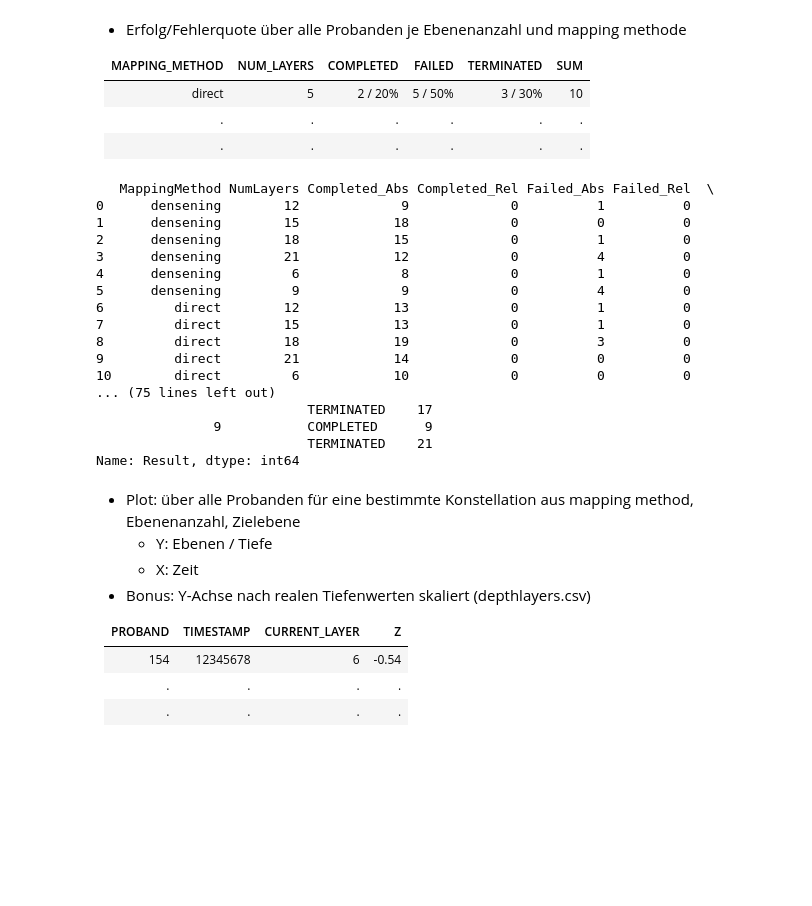
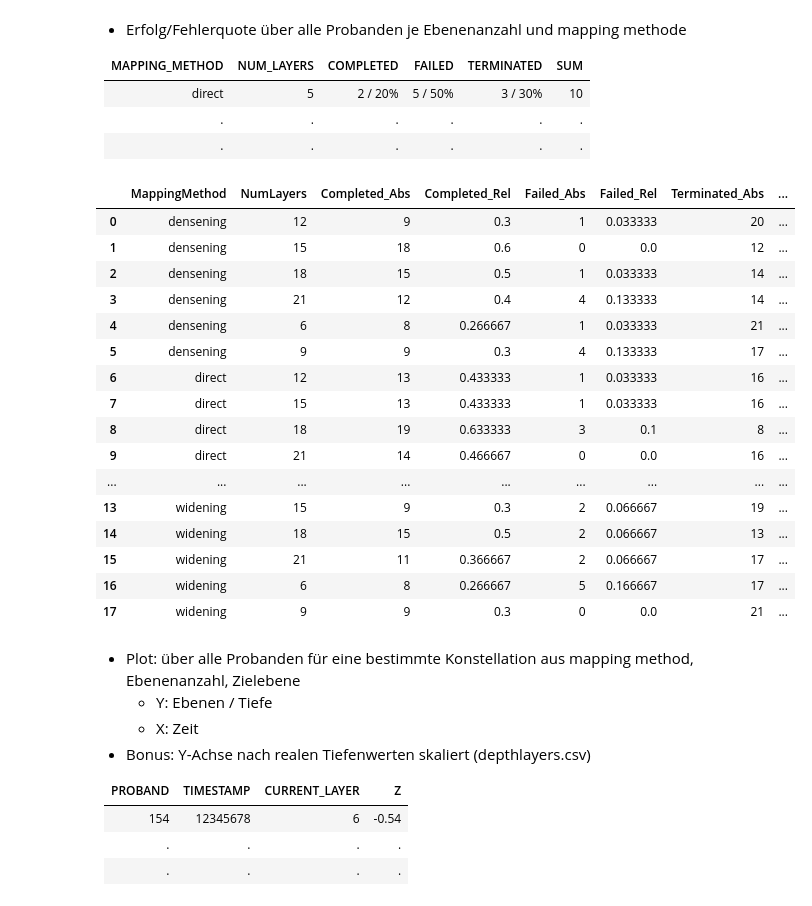
Before and after one commit to visualengineers/reflex-avi2022-results, a Jupyter notebook: code/zelasto study.ipynb, the cells around one changed output. Saved outputs shown, nothing was run; the diff lists cells and outputs as text; code cells hidden in the pictures; blank space fills up the shorter version.

Commit message:
feature: rates are now complete

```diff
--- a/code/zelasto study.ipynb
+++ b/code/zelasto study.ipynb
@@ -377,62 +377,56 @@ df_rates = pd.DataFrame(columns = cn_rates)
 
 grouped = df_resultStat.groupby(["MappingMethod", "NumLayers", "Result"])
 
 groups = df_resultStat.groupby(["MappingMethod", "NumLayers"])
 
 for elem in groups:
     df_rates.loc[len(df_rates)] = [elem[0][0], elem[0][1], 0, 0, 0, 0, 0, 0, 0]
 
 
 count = grouped["Result"].count()
 
-# print(count)
-
 for index, value in count.items():
     rate = df_rates.loc[(df_rates["MappingMethod"] == index[0]) & (df_rates["NumLayers"] == index[1])]
     r_index = rate.index
-
-    rate_sum = int(rate["Sum"]) + value
-
-    df_rates.iat[r_index[0], 8] = rate_sum
 
     if index[2] == " COMPLETED":
         compl_sum = int(rate["Completed_Abs"]) + value;
         df_rates.iat[r_index[0], 2] = compl_sum
 
     if index[2] == " FAILED":
         fail_sum = int(rate["Failed_Abs"]) + value;
         df_rates.iat[r_index[0], 4] = fail_sum
 
     if index[2] == " TERMINATED":
         term_sum = int(rate["Terminated_Abs"]) + value;
         df_rates.iat[r_index[0], 6] = term_sum
 
-    # print(rate)
+df_rates["Sum"] = df_rates["Completed_Abs"] + df_rates["Failed_Abs"] + df_rates["Terminated_Abs"]
+df_rates["Completed_Rel"] = df_rates["Completed_Abs"] / df_rates["Sum"]
+df_rates["Failed_Rel"] = df_rates["Failed_Abs"] / df_rates["Sum"]
+df_rates["Terminated_Rel"] = df_rates["Terminated_Abs"] / df_rates["Sum"]
 
+df_rates["Sum_Rel"] = df_rates["Completed_Rel"] + df_rates["Failed_Rel"] + df_rates["Terminated_Rel"]
 
-print(df_rates)
-
-# tableHead = grouped["MappingMethod", "NumLayers"].ndrop_duplicates()
-
-print(count)
+display(df_rates)
 # %% [output]
-   MappingMethod NumLayers Completed_Abs Completed_Rel Failed_Abs Failed_Rel  \
-0      densening        12             9             0          1          0
-1      densening        15            18             0          0          0
-2      densening        18            15             0          1          0
-3      densening        21            12             0          4          0
-4      densening         6             8             0          1          0
-5      densening         9             9             0          4          0
-6         direct        12            13             0          1          0
-7         direct        15            13             0          1          0
-8         direct        18            19             0          3          0
-9         direct        21            14             0          0          0
-10        direct         6            10             0          0          0
-... (75 lines left out)
-                           TERMINATED    17
-               9           COMPLETED      9
-                           TERMINATED    21
-Name: Result, dtype: int64
+|  | MappingMethod | NumLayers | Completed_Abs | Completed_Rel | Failed_Abs | Failed_Rel | Terminated_Abs | ... |
+| 0 | densening | 12 | 9 | 0.3 | 1 | 0.033333 | 20 | ... |
+| 1 | densening | 15 | 18 | 0.6 | 0 | 0.0 | 12 | ... |
+| 2 | densening | 18 | 15 | 0.5 | 1 | 0.033333 | 14 | ... |
+| 3 | densening | 21 | 12 | 0.4 | 4 | 0.133333 | 14 | ... |
+| 4 | densening | 6 | 8 | 0.266667 | 1 | 0.033333 | 21 | ... |
+| 5 | densening | 9 | 9 | 0.3 | 4 | 0.133333 | 17 | ... |
+| 6 | direct | 12 | 13 | 0.433333 | 1 | 0.033333 | 16 | ... |
+| 7 | direct | 15 | 13 | 0.433333 | 1 | 0.033333 | 16 | ... |
+| 8 | direct | 18 | 19 | 0.633333 | 3 | 0.1 | 8 | ... |
+| 9 | direct | 21 | 14 | 0.466667 | 0 | 0.0 | 16 | ... |
+| ... | ... | ... | ... | ... | ... | ... | ... | ... |
+| 13 | widening | 15 | 9 | 0.3 | 2 | 0.066667 | 19 | ... |
+| 14 | widening | 18 | 15 | 0.5 | 2 | 0.066667 | 13 | ... |
+| 15 | widening | 21 | 11 | 0.366667 | 2 | 0.066667 | 17 | ... |
+| 16 | widening | 6 | 8 | 0.266667 | 5 | 0.166667 | 17 | ... |
+| 17 | widening | 9 | 9 | 0.3 | 0 | 0.0 | 21 | ... |
 # %% [markdown]
 * Plot: über alle Probanden für eine bestimmte Konstellation aus mapping method, Ebenenanzahl, Zielebene
     * Y: Ebenen / Tiefe
```
